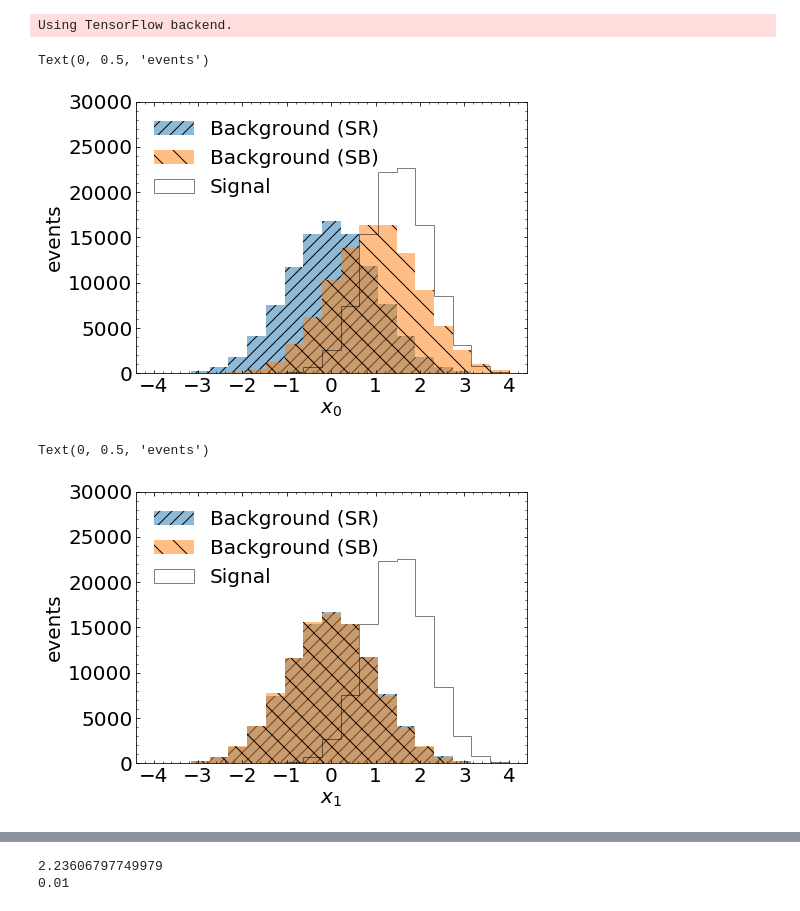
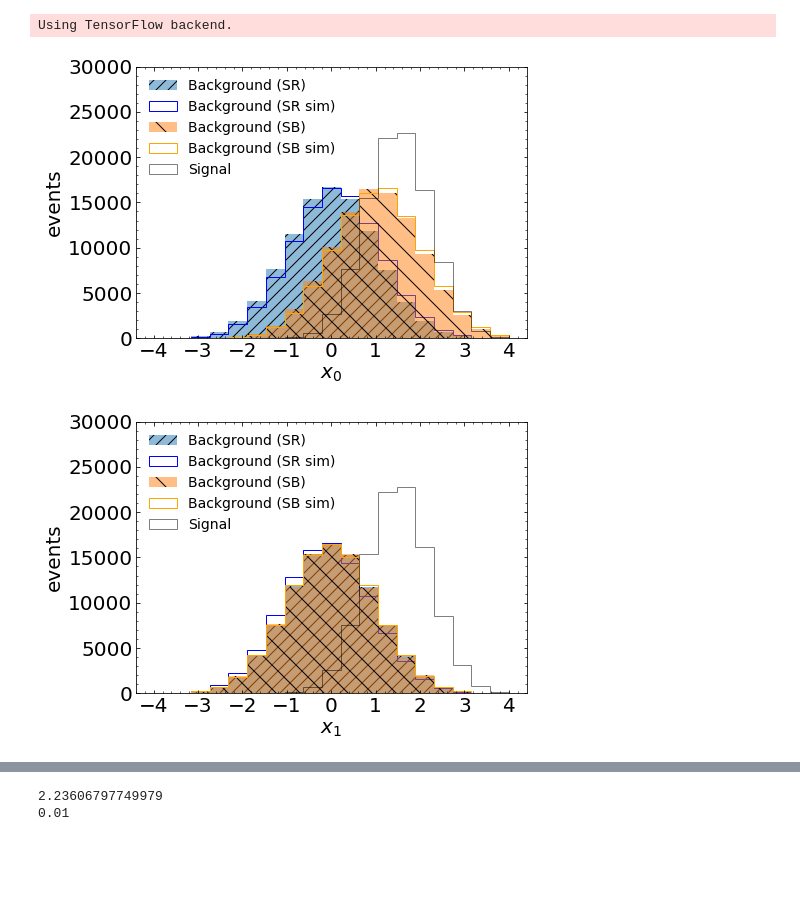
Before and after one commit to bnachman/DCTRHunting, a Jupyter notebook: CWoLaSimulationAssistedDecorrelation_Toy.ipynb, the cells around one changed output, grey strips where cells are left out. Drawn from its saved outputs; the diff is of its cells as text; code cells hidden in the pictures; blank space fills up the shorter version.

```diff
--- a/CWoLaSimulationAssistedDecorrelation_Toy.ipynb
+++ b/CWoLaSimulationAssistedDecorrelation_Toy.ipynb
@@ -41,24 +41,30 @@ EPOCHS = 50
 # %%
 fig = plt.figure(figsize=(7, 5))
 gs = gridspec.GridSpec(1, 1, height_ratios=[1])
 ax0 = plt.subplot(gs[0])
 ax0.yaxis.set_ticks_position('both')
 ax0.xaxis.set_ticks_position('both')
 ax0.tick_params(direction="in",which="both")
 ax0.minorticks_on()
 plt.xticks(fontsize=20)
 plt.yticks(fontsize=20)
 
 plt.hist(SR_background_data[:,0],bins=np.linspace(-4,4,20),alpha=0.5,label="Background (SR)",hatch='//')
+plt.hist(SR_background_sim[:, 0], bins=np.linspace(-4, 4, 20), histtype='step',
+         label='Background (SR sim)', color='blue')
 plt.hist(SB_background_data[:,0],bins=np.linspace(-4,4,20),alpha=0.5,label="Background (SB)",hatch='\\')
+plt.hist(SB_background_sim[:, 0], bins=np.linspace(-4, 4, 20), histtype='step',
+         label='Background (SB sim)', color='orange')
 plt.hist(SR_signal[:,0],bins=np.linspace(-4,4,20),alpha=0.5,label="Signal",histtype='step',color='black')
-plt.legend(frameon=False,fontsize=20,loc="upper left")
+plt.legend(frameon=False,fontsize=14,loc="upper left")
 plt.ylim([0,30000])
 plt.xlabel("$x_0$",fontsize=20)
 plt.ylabel("events",fontsize=20)
+
+plt.savefig('plots/x0.png', bbox_inches='tight', padinches=0)
+plt.savefig('plots/x0.pdf', bbox_inches='tight', padinches=0)
 # %% [output]
-Text(0, 0.5, 'events')
-[figure, old version]
+[figure, new version]
 # %%
 fig = plt.figure(figsize=(7, 5))
 gs = gridspec.GridSpec(1, 1, height_ratios=[1])
@@ -71,15 +77,21 @@ plt.xticks(fontsize=20)
 plt.yticks(fontsize=20)
 
 plt.hist(SR_background_data[:,1],bins=np.linspace(-4,4,20),alpha=0.5,label="Background (SR)",hatch='//')
+plt.hist(SR_background_sim[:, 1], bins=np.linspace(-4, 4, 20), histtype='step',
+         label='Background (SR sim)', color='blue')
 plt.hist(SB_background_data[:,1],bins=np.linspace(-4,4,20),alpha=0.5,label="Background (SB)",hatch='\\')
+plt.hist(SB_background_sim[:, 1], bins=np.linspace(-4, 4, 20), histtype='step',
+         label='Background (SB sim)', color='orange')
 plt.hist(SR_signal[:,1],bins=np.linspace(-4,4,20),alpha=0.5,label="Signal",histtype='step',color='black')
-plt.legend(frameon=False,fontsize=20,loc="upper left")
+plt.legend(frameon=False,fontsize=14,loc="upper left")
 plt.ylim([0,30000])
 plt.xlabel("$x_1$",fontsize=20)
 plt.ylabel("events",fontsize=20)
+
+plt.savefig('plots/x1.png', bbox_inches='tight', padinches=0)
+plt.savefig('plots/x1.pdf', bbox_inches='tight', padinches=0)
 # %% [output]
-Text(0, 0.5, 'events')
-[figure, old version]
+[figure, new version]
 # %%
 #First, let's do fully supervised
 
```
Also changed, not shown: parts of 13 cells of this notebook, 11 other files.
